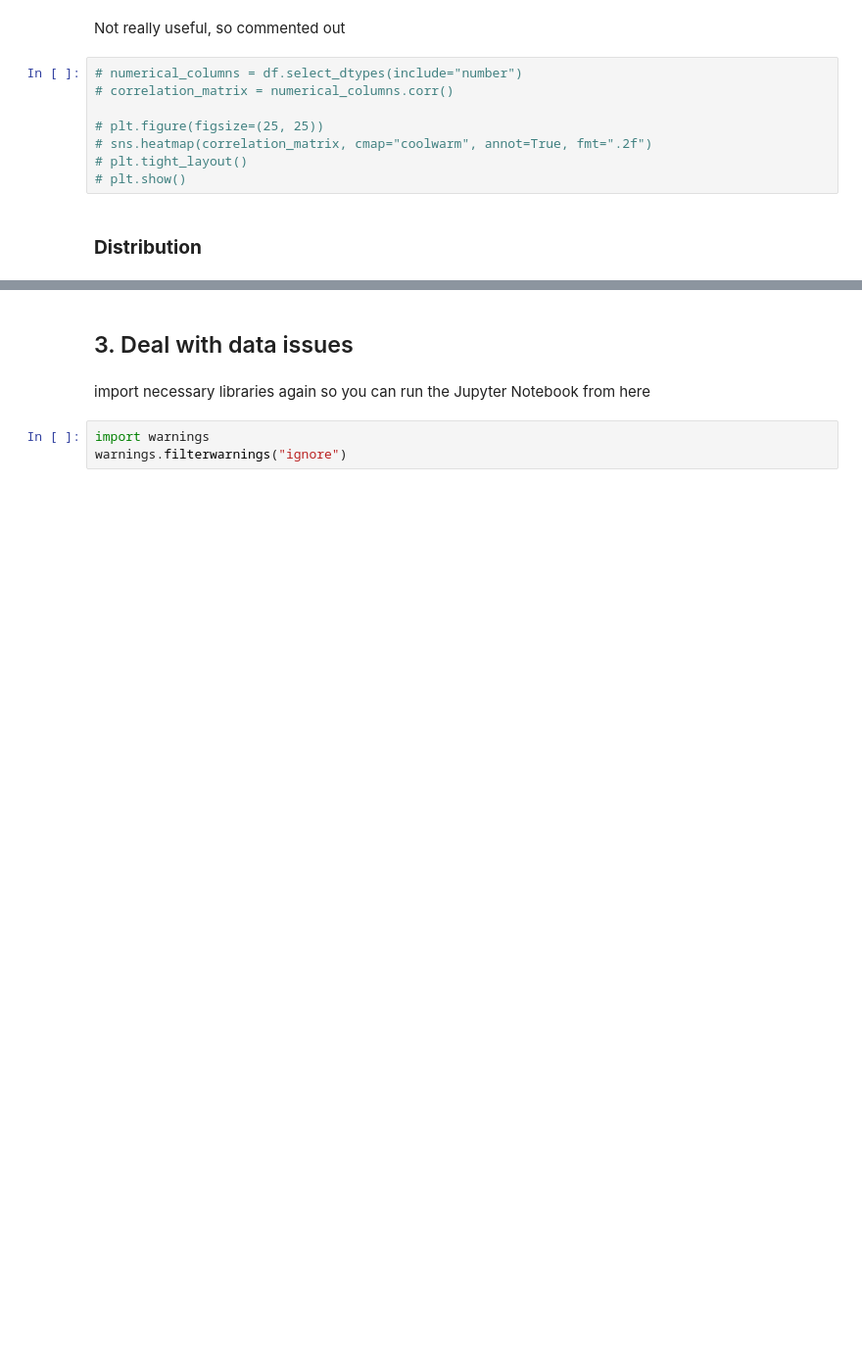
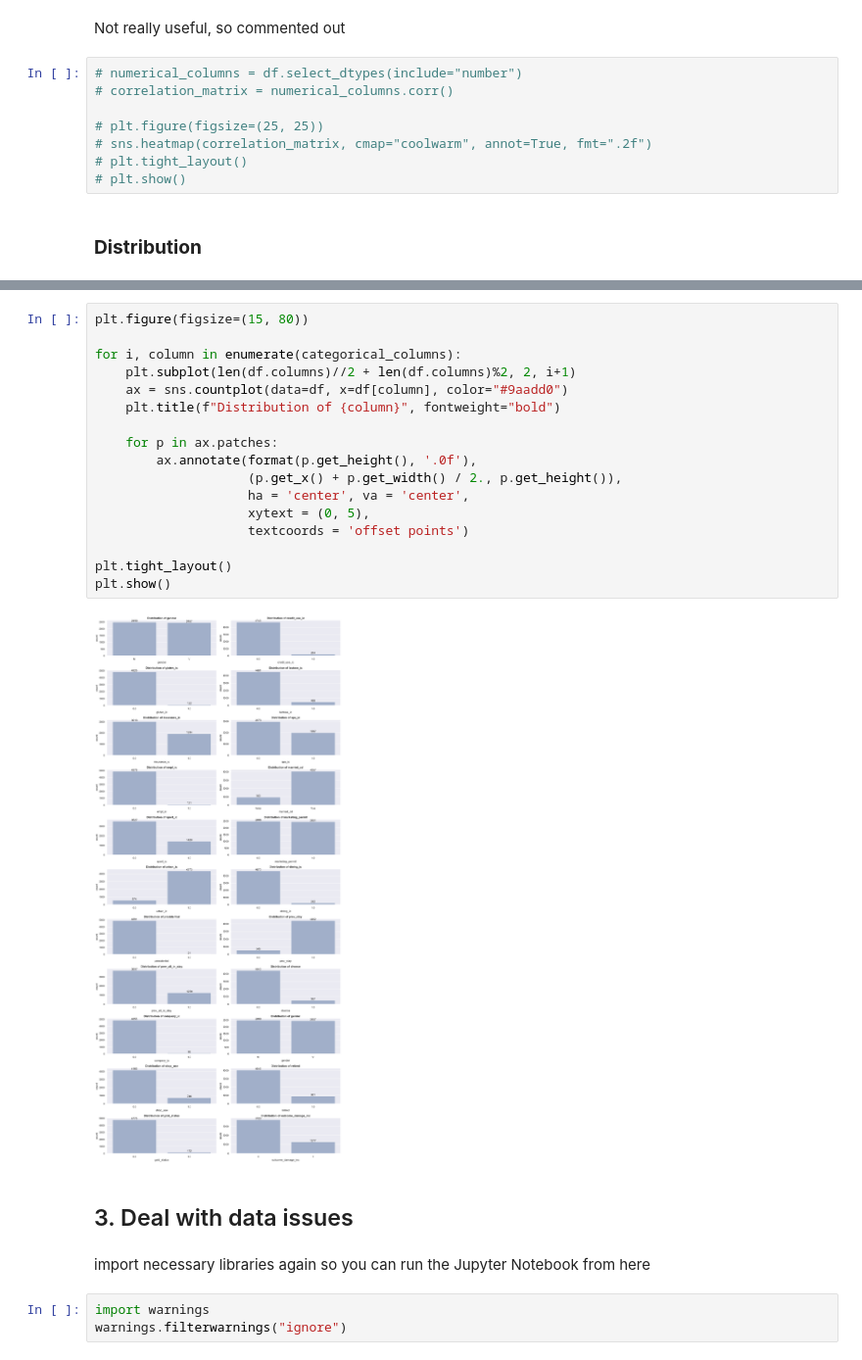
Before and after one commit to Harmxn02/ML-Project, a Jupyter notebook: Prepare.ipynb, the cells around one changed output, grey strips where cells are left out. Shown at 98% size. Saved outputs shown, nothing was run; the diff lists cells and outputs as text; blank space fills up the shorter version.

```diff
--- a/Prepare.ipynb
+++ b/Prepare.ipynb
@@ -157,3 +177,22 @@ Name: count, dtype: int64
+# %%
+plt.figure(figsize=(15, 80))
+
+for i, column in enumerate(categorical_columns):
+    plt.subplot(len(df.columns)//2 + len(df.columns)%2, 2, i+1)
+    ax = sns.countplot(data=df, x=df[column], color="#9aadd0")
+    plt.title(f"Distribution of {column}", fontweight="bold")
+
+    for p in ax.patches:
+        ax.annotate(format(p.get_height(), '.0f'),
+                    (p.get_x() + p.get_width() / 2., p.get_height()),
+                    ha = 'center', va = 'center',
+                    xytext = (0, 5),
+                    textcoords = 'offset points')
+
+plt.tight_layout()
+plt.show()
+# %% [output]
+[figure, added]
 # %% [markdown]
 ## 3. Deal with data issues
 # %% [markdown]
```
Also changed, not shown: parts of 17 cells of this notebook.
